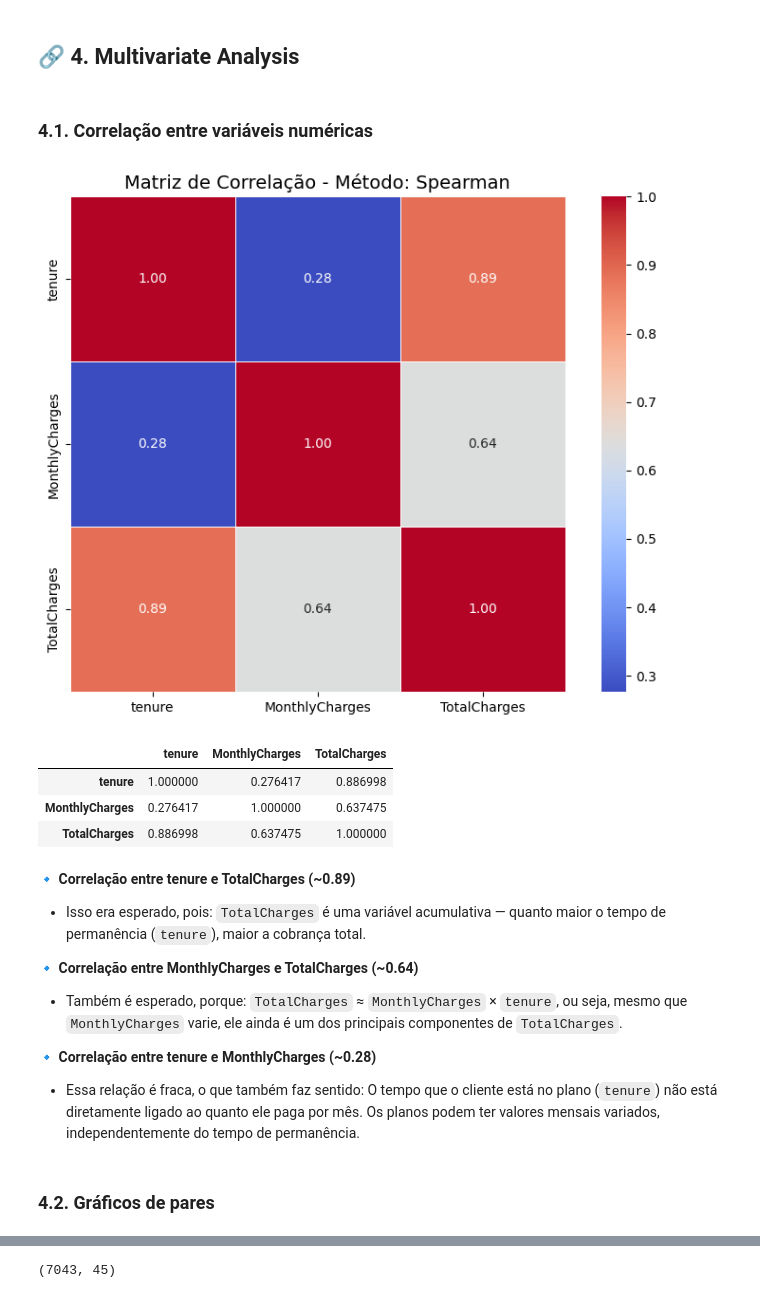
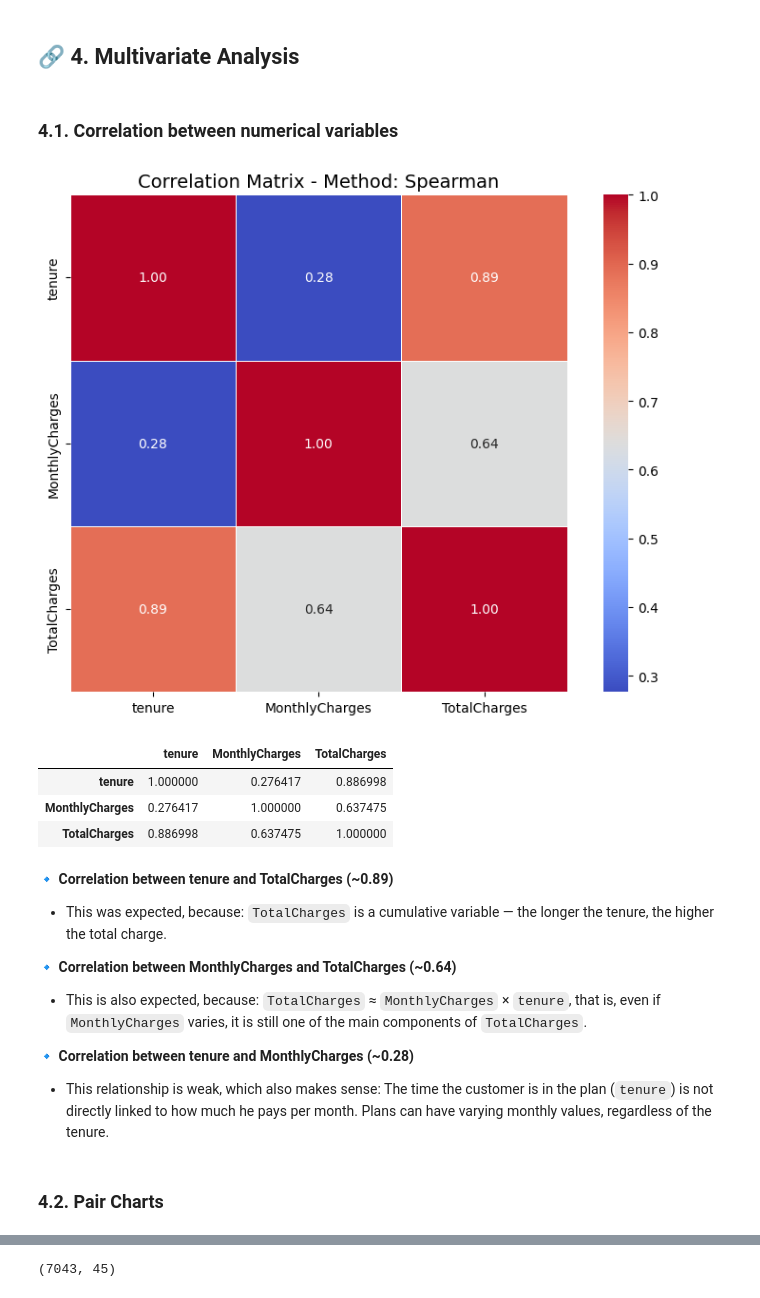
Before and after one commit to EduardoSantosSousa/MLOPS-CHURN, a Jupyter notebook: notebook/Data_Analysis_Telco_Custumer.ipynb, the cells around one changed output, grey strips where cells are left out. Saved outputs shown, nothing was run; the diff lists cells and outputs as text; code cells hidden in the pictures.

```diff
--- a/notebook/Data_Analysis_Telco_Custumer.ipynb
+++ b/notebook/Data_Analysis_Telco_Custumer.ipynb
@@ -862,5 +865,5 @@ plot_numeric_vs_target(data, 'TotalCharges')
 # %% [markdown]
 ## **🔗 4. Multivariate Analysis**
 # %% [markdown]
-### **4.1. Correlação entre variáveis numéricas**
+### **4.1. Correlation between numerical variables**
 # %%
@@ -897,27 +900,27 @@ def analisar_correlacao(df, metodo=None, annot=True, figsize_heatmap=(10, 8), cm
 
     return corr_matrix
 # %%
-analisar_correlacao(data, metodo='spearman', figsize_heatmap=(8,6))
+analyze_correlation(data, metodo='spearman', figsize_heatmap=(8,6))
 # %% [output]
-[figure, old version]
+[figure, new version]
 |  | tenure | MonthlyCharges | TotalCharges |
 | tenure | 1.000000 | 0.276417 | 0.886998 |
 | MonthlyCharges | 0.276417 | 1.000000 | 0.637475 |
 | TotalCharges | 0.886998 | 0.637475 | 1.000000 |
 # %% [markdown]
-**🔹 Correlação entre tenure e TotalCharges (~0.89)**
+**🔹 Correlation between tenure and TotalCharges (~0.89)**
 
-- Isso era esperado, pois: `TotalCharges` é uma variável acumulativa — quanto maior o tempo de permanência (`tenure`), maior a cobrança total.
+- This was expected, because: `TotalCharges` is a cumulative variable — the longer the tenure, the higher the total charge.
 
-**🔹 Correlação entre MonthlyCharges e TotalCharges (~0.64)**
+**🔹 Correlation between MonthlyCharges and TotalCharges (~0.64)**
 
-- Também é esperado, porque: `TotalCharges` ≈ `MonthlyCharges` × `tenure`, ou seja, mesmo que `MonthlyCharges` varie, ele ainda é um dos principais componentes de `TotalCharges`.
+- This is also expected, because: `TotalCharges` ≈ `MonthlyCharges` × `tenure`, that is, even if `MonthlyCharges` varies, it is still one of the main components of `TotalCharges`.
 
-**🔹 Correlação entre tenure e MonthlyCharges (~0.28)**
+**🔹 Correlation between tenure and MonthlyCharges (~0.28)**
 
-- Essa relação é fraca, o que também faz sentido: O tempo que o cliente está no plano (`tenure`) não está diretamente ligado ao quanto ele paga por mês. Os planos podem ter valores mensais variados, independentemente do tempo de permanência.
+- This relationship is weak, which also makes sense: The time the customer is in the plan (`tenure`) is not directly linked to how much he pays per month. Plans can have varying monthly values, regardless of the tenure.
 # %% [markdown]
-### **4.2. Gráficos de pares**
+### **4.2. Pair Charts**
 # %%
 num_features = ['tenure', 'MonthlyCharges', 'TotalCharges']
 
```
Also changed, not shown: parts of 34 cells of this notebook, 3 other files.
